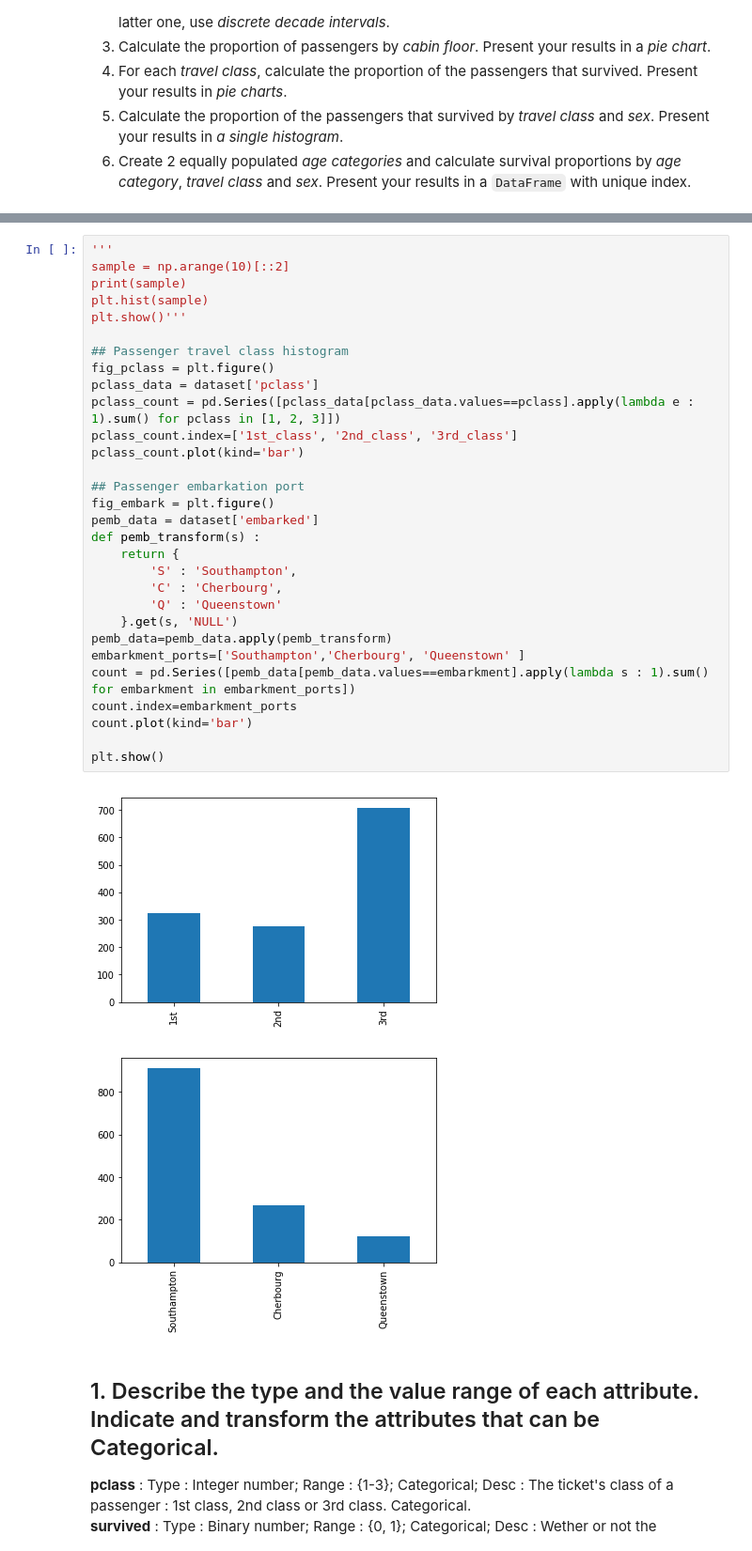
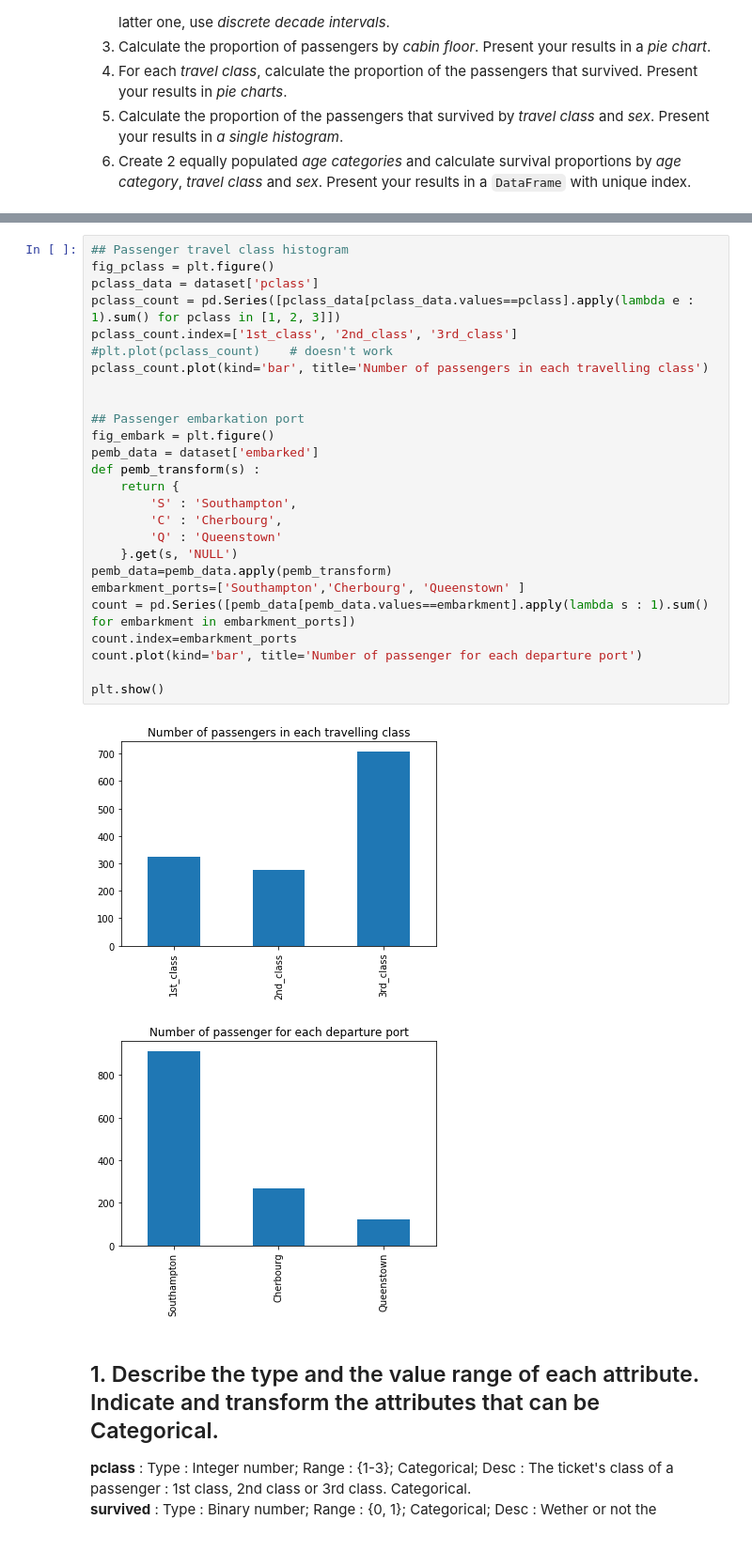
Before and after one commit to NicoBrun/ada2017, a Jupyter notebook: 01 - Pandas and Data Wrangling/Homework 1.ipynb, the cells around one changed output, grey strips where cells are left out. Shown at 94% size. Cells and saved outputs as stored; diff of their text form.

```diff
--- a/01 - Pandas and Data Wrangling/Homework 1.ipynb
+++ b/01 - Pandas and Data Wrangling/Homework 1.ipynb
@@ -123,36 +185,32 @@ dataset.describe()
 # %%
-'''
-sample = np.arange(10)[::2]
-print(sample)
-plt.hist(sample)
-plt.show()'''
-
 ## Passenger travel class histogram
 fig_pclass = plt.figure()
 pclass_data = dataset['pclass']
 pclass_count = pd.Series([pclass_data[pclass_data.values==pclass].apply(lambda e : 1).sum() for pclass in [1, 2, 3]])
 pclass_count.index=['1st_class', '2nd_class', '3rd_class']
-pclass_count.plot(kind='bar')
+#plt.plot(pclass_count)    # doesn't work
+pclass_count.plot(kind='bar', title='Number of passengers in each travelling class')
+
 
 ## Passenger embarkation port
 fig_embark = plt.figure()
 pemb_data = dataset['embarked']
 def pemb_transform(s) :
     return {
         'S' : 'Southampton',
         'C' : 'Cherbourg',
         'Q' : 'Queenstown'
     }.get(s, 'NULL')
 pemb_data=pemb_data.apply(pemb_transform)
 embarkment_ports=['Southampton','Cherbourg', 'Queenstown' ]
 count = pd.Series([pemb_data[pemb_data.values==embarkment].apply(lambda s : 1).sum() for embarkment in embarkment_ports])
 count.index=embarkment_ports
-count.plot(kind='bar')
+count.plot(kind='bar', title='Number of passenger for each departure port')
 
 plt.show()
 # %% [output]
-[figure, old version]
+[figure, new version]
-[figure, old version]
+[figure, new version]
 # %% [markdown]
 ## 1. Describe the type and the value range of each attribute. Indicate and transform the attributes that can be Categorical.
 
```
Also changed, not shown: parts of 3 cells of this notebook.
